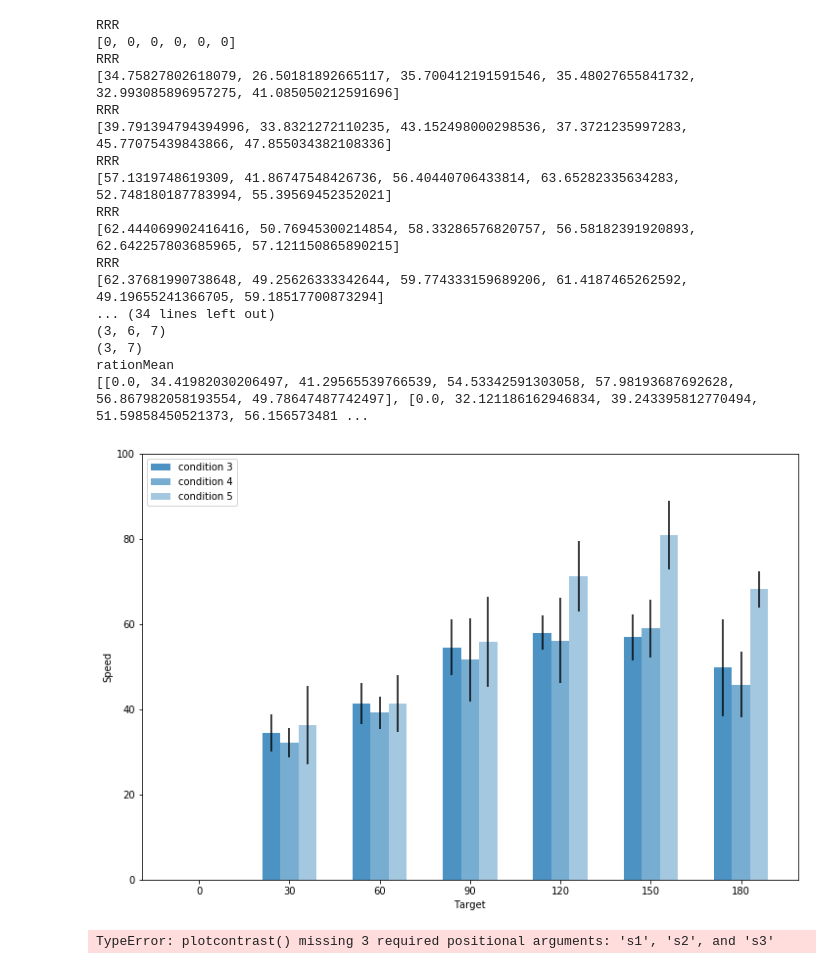
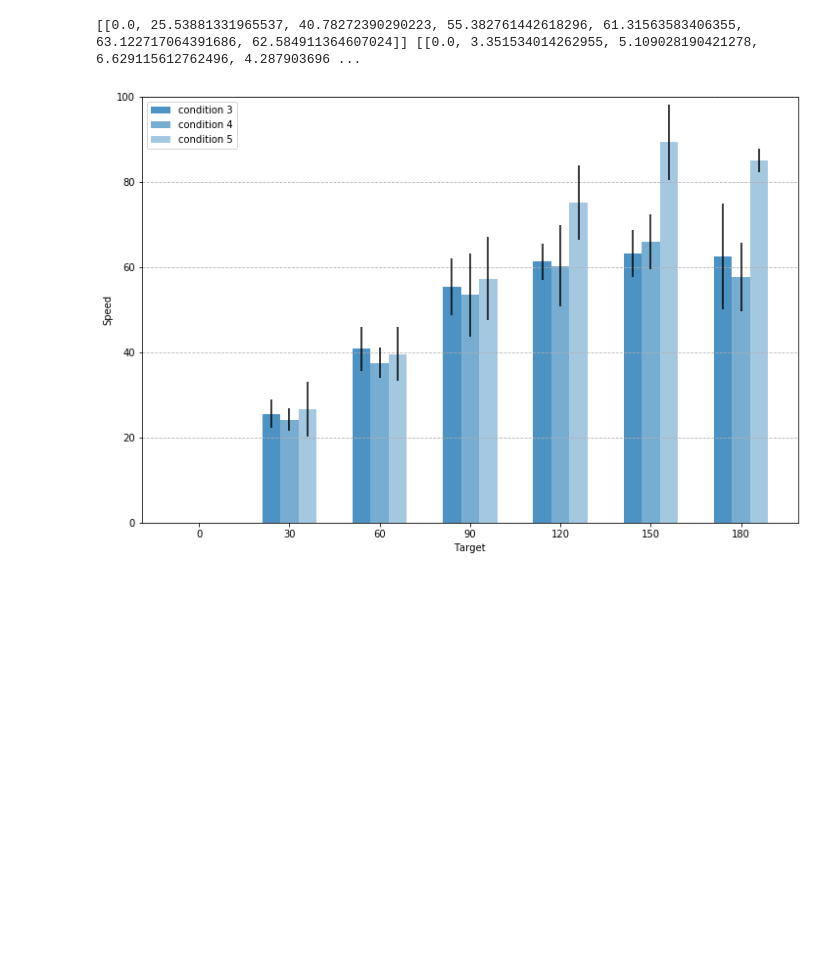
Before and after one commit to red-pencil/python_data, a Jupyter notebook: vtdata/Scripts/gain_new_1.ipynb, the cells around one changed output. Cells and saved outputs as stored; diff of their text form; code cells hidden in the pictures; blank space fills up the shorter version.

```diff
--- a/vtdata/Scripts/gain_new_1.ipynb
+++ b/vtdata/Scripts/gain_new_1.ipynb
@@ -245,10 +245,10 @@ def read_plot3(path,raw,fig): # return
             #angle = math.degrees(math.acos(math.cos(math.radians(0)) * math.cos(math.radians(30*k2)))) #k1
             angle = 30*k2 # for condition 3,4,5 only
             speed=[]
-            print(str(data))
+            #print(str(data))
 
             for i in range(len(data)):
-                print(str(angle),str(data[i]))
+            #    print(str(angle),str(data[i]))
                 if (data[i] == 0):
                     speed.append(0)
                     continue
@@ -363,7 +363,7 @@ def plotcontrast(r1,r2,r3,s1,s2,s3):
     offset = 0.4
     opacity = 0.2
     ax = plt.gca()
-
+    ax.yaxis.grid(True, linestyle = "--")
 
     plt.bar(x-offset*0.5,r1, width, label="condition 3", color="C0", alpha=1-opacity, yerr=s1)
     plt.bar(x,r2, width, label="condition 4", color="C0", alpha=1-2*opacity, yerr=s2)
@@ -375,6 +375,7 @@ def plotcontrast(r1,r2,r3,s1,s2,s3):
     ax.legend(loc = 2)
     plt.ylim(0,100) # speed
     plt.xticks(x,key2)
+
     plt.show()
 
 
@@ -490,9 +491,9 @@ for uid in range(len(users)):
     ts2, tsdev2 = read_plot3("../Users/"+baseFolder+"/"+str(idx[1])+".txt",1,fig)
     ts3, tsdev3 = read_plot3("../Users/"+baseFolder+"/"+str(idx[2])+".txt",1,fig)
 
-    speed1.append(s1)
-    speed2.append(s2)
-    speed3.append(s3)
+    speed1.append(ts1)
+    speed2.append(ts2)
+    speed3.append(ts3)
 
     print(np.array(t1).shape)
     print(np.array(s1).shape)
@@ -634,72 +587,40 @@ def calMean(data):
         for j in range(7):
             r=[]
 
             if (i==1 and j==0):
                 continue
             for k in range(len(data)):
                 #print("i=" + str(i) + ",j=" + str(j) + ",k=" + str(k))
                 r.append(data[k][i][j])
                 #print("ok!")
 
-            print("RRR")
-            print(str(r))
+            #print("RRR")
+            #print(str(r))
 
             meanR[i].append(np.mean(r))
             stdR[i].append(np.std(r))
 
-    print(np.array(meanR).shape)
+    #print(np.array(meanR).shape)
 
     return meanR, stdR
+
+
+
+
 
 speedMean1, speedStd1 = calMean(speed1)
 print(str(speedMean1),str(speedStd1))
 speedMean2, speedStd2 = calMean(speed2)
 speedMean3, speedStd3 = calMean(speed3)
 
 
-def ratio_average(ratio):
-    ratioDiv=[[],[],[]]
-    meanR=[[],[],[]]
-    stdR=[[],[],[]]
-    #print(np.array(ratio).shape)
-    for i in range(7):
-        for j in range(3):
-            userAverage=[]
-            for k in range(len(ratio[j])):
-                userAverage.append(ratio[j][k][i])
-            ratioDiv[j].append(np.mean(userAverage))
-            meanR[j].append(np.mean(ratioDiv[j][i]))
-            stdR[j].append(np.std(ratioDiv[j]))
-    return meanR
-print(np.array(ratio).shape)
-ratioMean = ratio_average(ratio)
-print(np.array(ratioMean).shape)
-print("rationMean")
-print(str(ratioMean))
 
 #print(np.array(speedMean1).shape)
 #print(np.array(speed1).shape)
 #print(meanR,StdR)
 #plotratio(meanR,StdR)
 plotcontrast(speedMean1[0],speedMean2[0],speedMean3[0], speedStd1[0], speedStd2[0], speedStd3[0])
-plotcontrast(ratioMean[0],ratioMean[1],ratioMean[2])
+#plotcontrast(ratioMean[0],ratioMean[1],ratioMean[2])
 # %% [output]
-RRR
-[0, 0, 0, 0, 0, 0]
-RRR
-[34.75827802618079, 26.50181892665117, 35.700412191591546, 35.48027655841732, 32.993085896957275, 41.085050212591696]
-RRR
-[39.791394794394996, 33.8321272110235, 43.152498000298536, 37.3721235997283, 45.77075439843866, 47.855034382108336]
-RRR
-[57.1319748619309, 41.86747548426736, 56.40440706433814, 63.65282335634283, 52.748180187783994, 55.39569452352021]
-RRR
-[62.444069902416416, 50.76945300214854, 58.33286576820757, 56.58182391920893, 62.642257803685965, 57.121150865890215]
-RRR
-[62.37681990738648, 49.25626333342644, 59.774333159689206, 61.4187465262592, 49.19655241366705, 59.18517700873294]
-... (34 lines left out)
-(3, 6, 7)
-(3, 7)
-rationMean
-[[0.0, 34.41982030206497, 41.29565539766539, 54.53342591303058, 57.98193687692628, 56.867982058193554, 49.78647487742497], [0.0, 32.121186162946834, 39.243395812770494, 51.59858450521373, 56.156573481 ...
+[[0.0, 25.53881331965537, 40.78272390290223, 55.382761442618296, 61.31563583406355, 63.122717064391686, 62.584911364607024]] [[0.0, 3.351534014262955, 5.109028190421278, 6.629115612762496, 4.287903696 ...
-[figure, old version]
+[figure, new version]
-TypeError: plotcontrast() missing 3 required positional arguments: 's1', 's2', and 's3'
```
Also changed, not shown: parts of 1 cell of this notebook, 6 other files.
